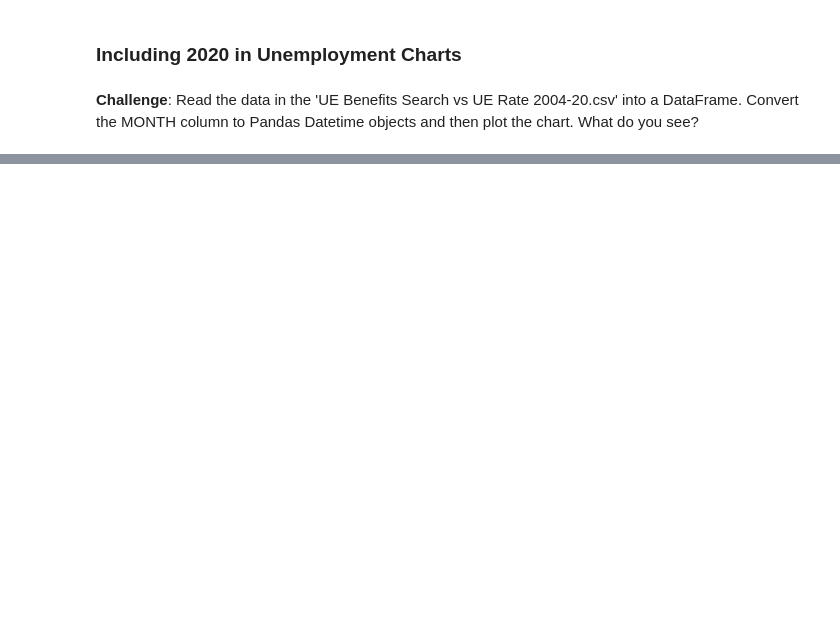
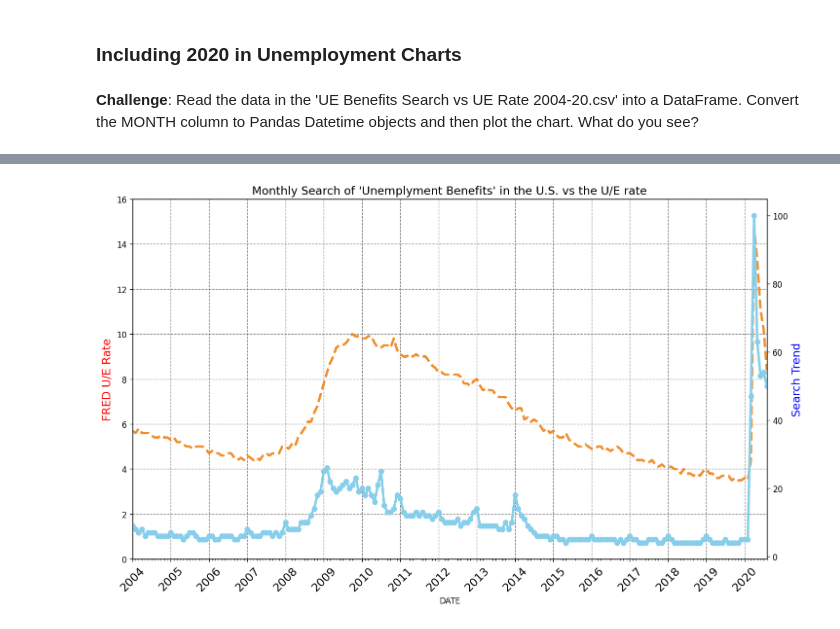
Before and after one commit to arhojati/day-75-Google-Trends-Data-Viz--start-, a Jupyter notebook: Google Trends Data Viz (start)/Google Trends and Data Visualisation (start).ipynb, the cells around one changed output, grey strips where cells are left out. Cells and saved outputs as stored; diff of their text form; code cells hidden in the pictures; blank space fills up the shorter version.

```diff
--- a/Google Trends Data Viz (start)/Google Trends and Data Visualisation (start).ipynb
+++ b/Google Trends Data Viz (start)/Google Trends and Data Visualisation (start).ipynb
@@ -274,3 +333,6 @@ plt.show()
 ### Including 2020 in Unemployment Charts
 # %% [markdown]
 **Challenge**: Read the data in the 'UE Benefits Search vs UE Rate 2004-20.csv' into a DataFrame. Convert the MONTH column to Pandas Datetime objects and then plot the chart. What do you see?
+# %%
+new_df = pd.read_csv('UE Benefits Search vs UE Rate 2004-20.csv')
+new_df.head()
@@ -276,0 +346,3 @@ plt.show()
+# %%
+new_df.MONTH = pd.to_datetime(new_df.MONTH)
+new_df.MONTH.head()
@@ -276,0 +368,21 @@ plt.show()
+# %%
+plt.figure(figsize=(14,8), dpi=120)
+plt.title("Monthly Search of 'Unemplyment Benefits' in the U.S. vs the U/E rate", fontsize=14)
+plt.xticks(fontsize=14, rotation=45)
+ax1 = plt.gca()
+ax2 = ax1.twinx()
+ax1.set_xlabel('DATE')
+ax1.set_ylabel('FRED U/E Rate', color='r', fontsize=14)
+ax2.set_ylabel('Search Trend', color='b', fontsize=14)
+ax1.set_ylim(bottom=0, top=16)
+ax1.set_xlim([new_df.MONTH.min(), new_df.MONTH.max()])
+# format the ticks
+ax1.xaxis.set_major_locator(years)
+ax1.xaxis.set_major_formatter(years_fmt)
+ax1.xaxis.set_minor_locator(months)
+ax1.grid(color='grey', linestyle='--')
+ax1.plot(new_df.MONTH, new_df.UNRATE, color='#F08F2E', linewidth=3, linestyle='--')
+ax2.plot(new_df.MONTH, new_df.UE_BENEFITS_WEB_SEARCH, color='skyblue', linewidth=3, marker='o')
+plt.show()
+# %% [output]
+[figure, added]
```
Also changed, not shown: parts of 6 cells of this notebook.
